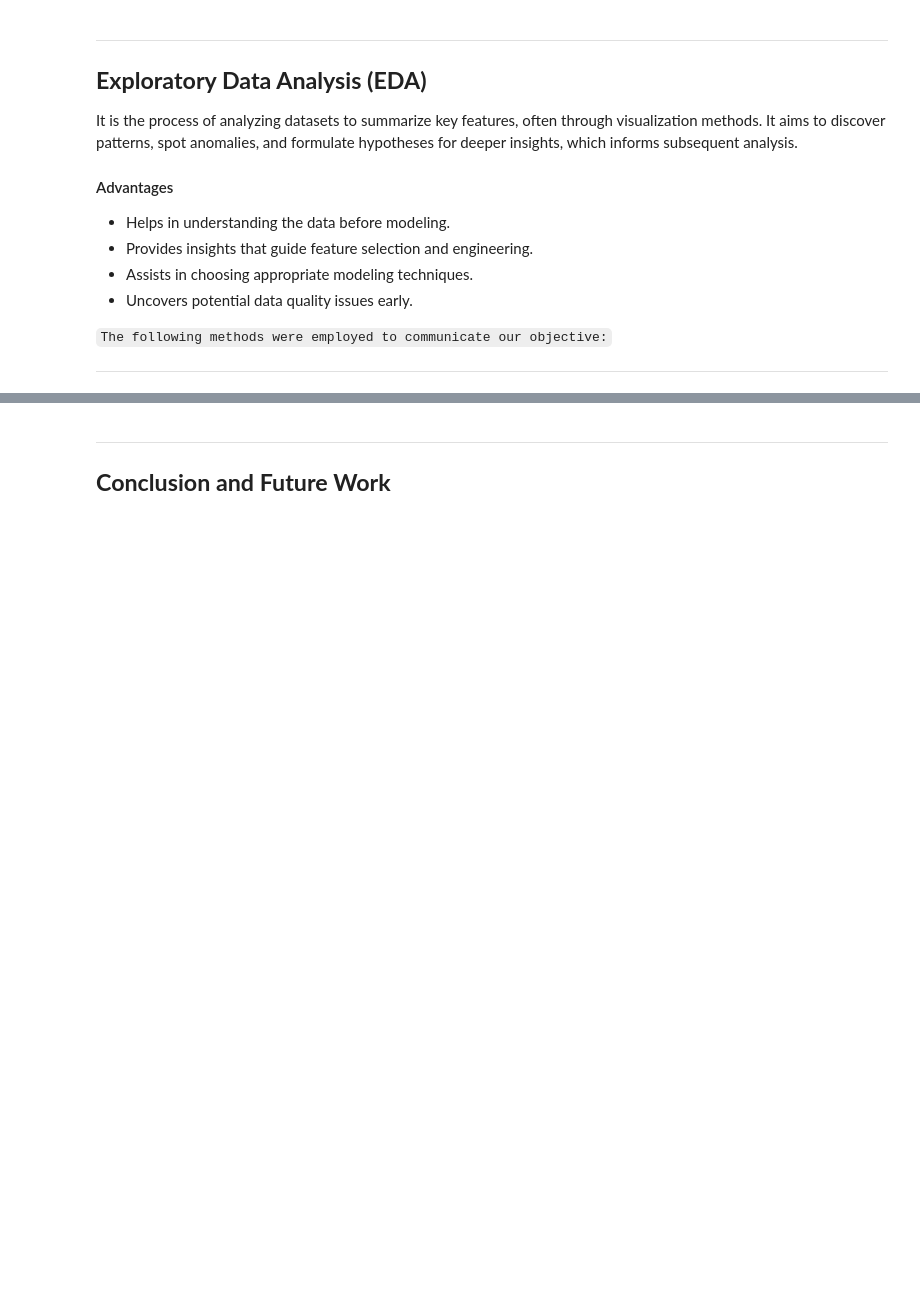
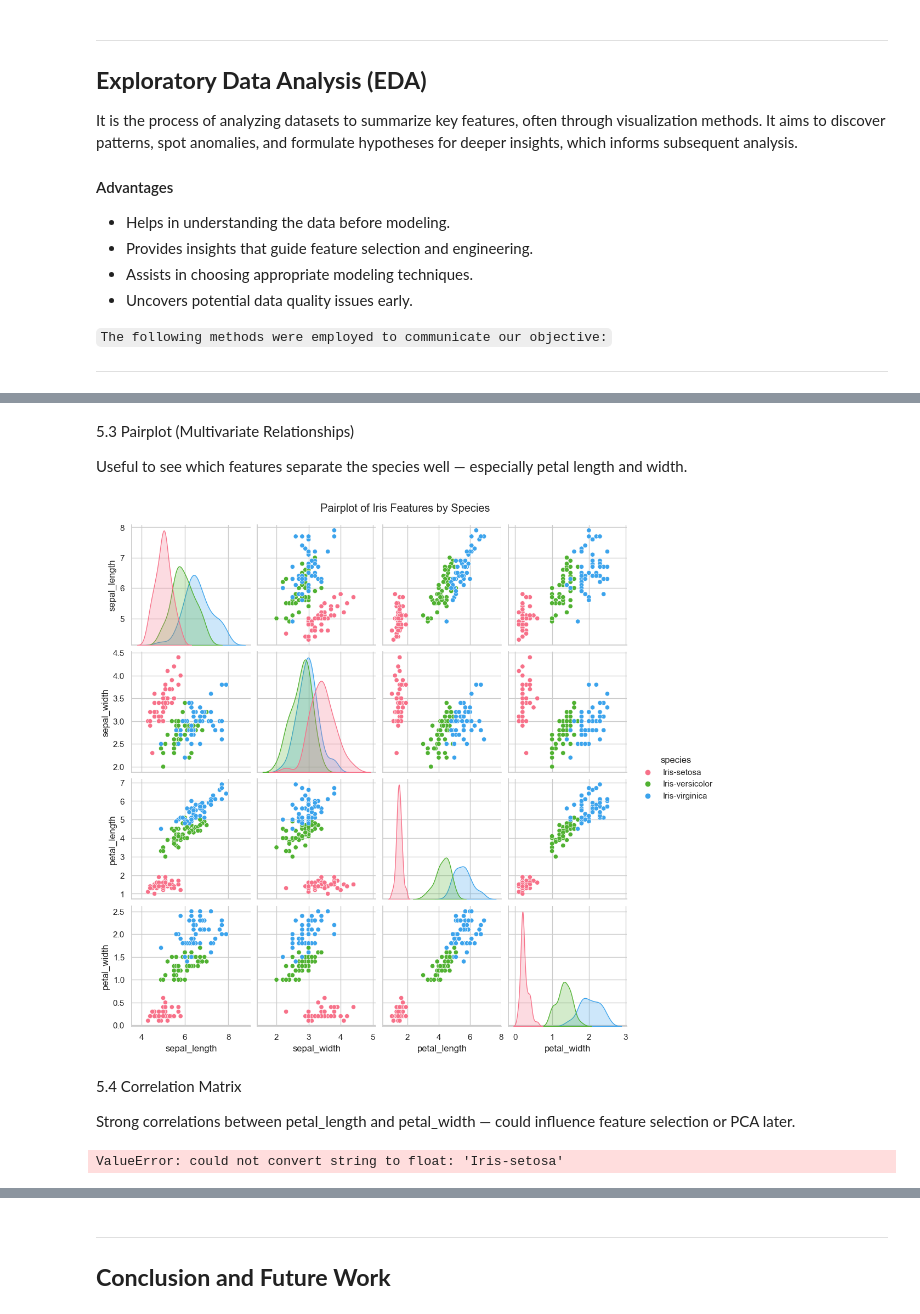
Before and after one commit to NoziphoNdebele/2025_Data_Science_Projects, a Jupyter notebook: IRIS_FLOWER_CLASSIFICATION/IRIS_FLOWER_CLASSIFICATION.ipynb, the cells around one changed output, grey strips where cells are left out. Saved outputs shown, nothing was run; the diff lists cells and outputs as text; code cells hidden in the pictures; blank space fills up the shorter version.

```diff
--- a/IRIS_FLOWER_CLASSIFICATION/IRIS_FLOWER_CLASSIFICATION.ipynb
+++ b/IRIS_FLOWER_CLASSIFICATION/IRIS_FLOWER_CLASSIFICATION.ipynb
@@ -328,0 +359,25 @@ It is the process of analyzing datasets to summarize key features, often through
+# %% [markdown]
+5.3 Pairplot (Multivariate Relationships)
+
+Useful to see which features separate the species well — especially petal length and width.
+# %%
+# Visualize relationships between features and species
+sns.pairplot(df_copy, hue='species', palette='husl', diag_kind='kde')
+plt.suptitle("Pairplot of Iris Features by Species", y=1.02)
+plt.show()
+# %% [output]
+[figure, added]
+# %% [markdown]
+5.4 Correlation Matrix
+
+Strong correlations between petal_length and petal_width — could influence feature selection or PCA later.
+# %%
+# Compute correlation matrix
+corr_matrix = df_copy.corr()
+
+# Visualize with a heatmap
+sns.heatmap(corr_matrix, annot=True, cmap='coolwarm')
+plt.title('Feature Correlation Matrix')
+plt.show()
+# %% [output]
+ValueError: could not convert string to float: 'Iris-setosa'
```
Also changed, not shown: parts of 8 cells of this notebook, 1 other file.
